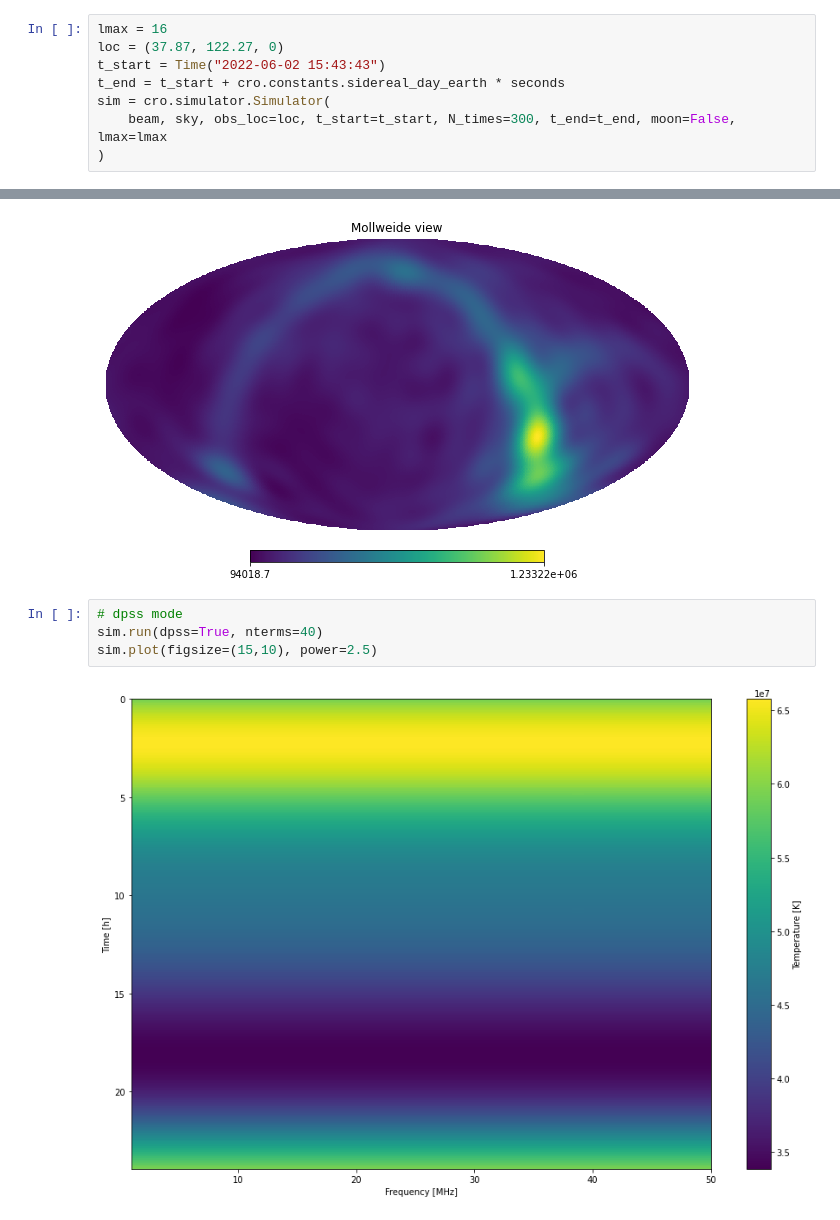
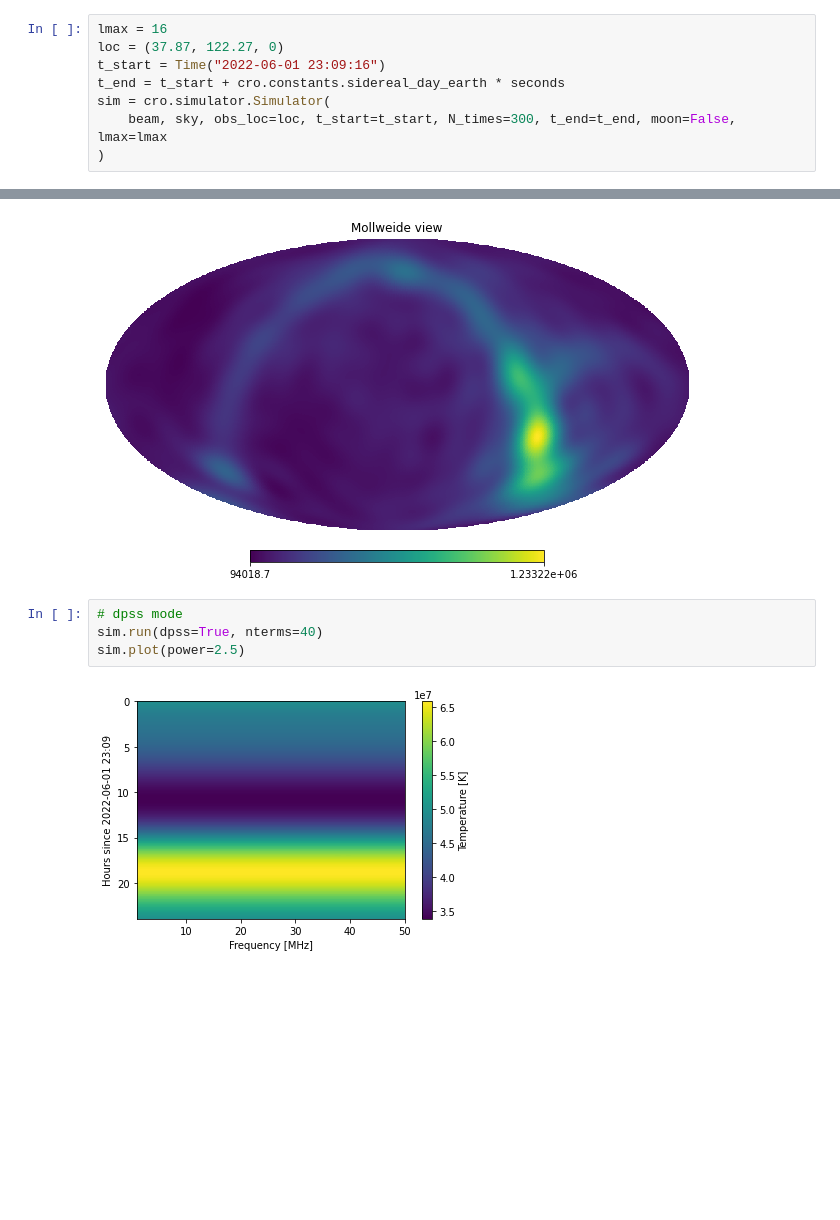
Before and after one commit to christianhbye/croissant, a Jupyter notebook: notebooks/example_sim.ipynb, the cells around one changed output, grey strips where cells are left out. Saved outputs shown, nothing was run; the diff lists cells and outputs as text; blank space fills up the shorter version.

```diff
--- a/notebooks/example_sim.ipynb
+++ b/notebooks/example_sim.ipynb
@@ -158,7 +158,7 @@ plt.show()
 # %%
 lmax = 16
 loc = (37.87, 122.27, 0)
-t_start = Time("2022-06-02 15:43:43")
+t_start = Time("2022-06-01 23:09:16")
 t_end = t_start + cro.constants.sidereal_day_earth * seconds
 sim = cro.simulator.Simulator(
     beam, sky, obs_loc=loc, t_start=t_start, N_times=300, t_end=t_end, moon=False, lmax=lmax
@@ -177,9 +177,9 @@ healpy.mollview(sim.sky.hp_map(nside=128)[10])
 # %%
 # dpss mode
 sim.run(dpss=True, nterms=40)
-sim.plot(figsize=(15,10), power=2.5)
+sim.plot(power=2.5)
 # %% [output]
-[figure, old version]
+[figure, new version]
 # %%
 # Temp vs time
 fig, axs = plt.subplots(figsize=(15,10), nrows=2, ncols=5, sharex=True, sharey=True)
```
Also changed, not shown: parts of 4 cells of this notebook.
